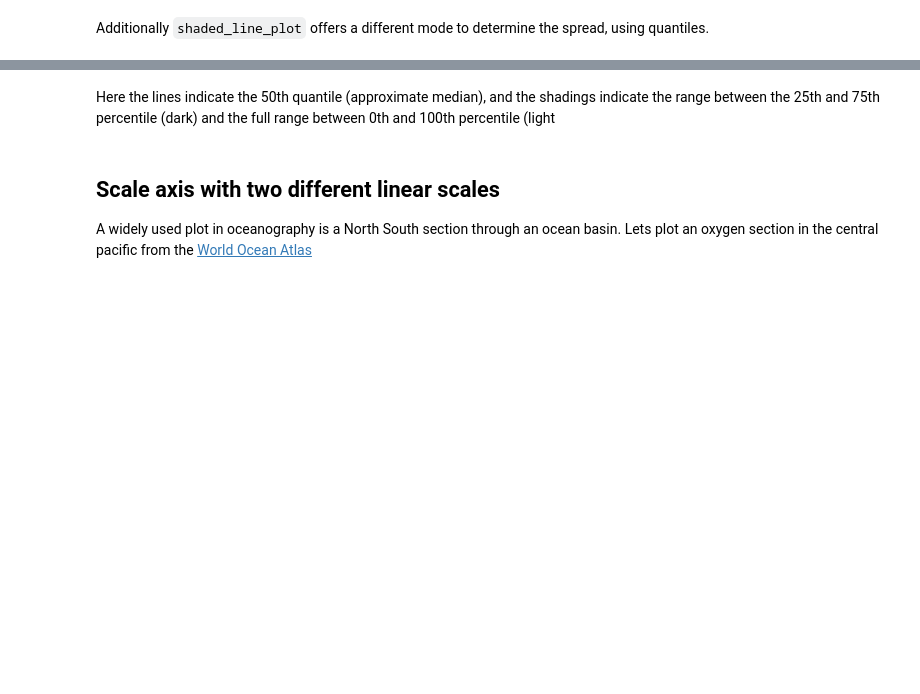
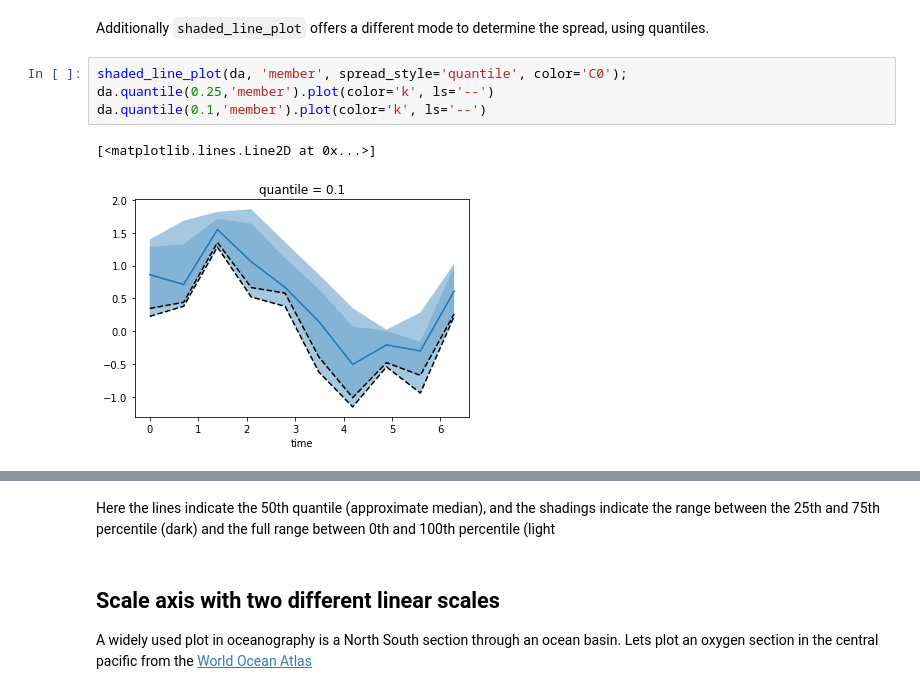
Before and after one commit to jbusecke/xarrayutils, a Jupyter notebook: docs/plotting.ipynb, the cells around one changed output, grey strips where cells are left out. Saved outputs shown, nothing was run; the diff lists cells and outputs as text; blank space fills up the shorter version.

```diff
--- a/docs/plotting.ipynb
+++ b/docs/plotting.ipynb
@@ -90,2 +100,9 @@ shaded_line_plot(da2, 'member',spreads=[2,3,5], alphas=[0.2, 0.5, 0.6], color='C
 # %% [markdown]
 Additionally `shaded_line_plot` offers a different mode to determine the spread, using quantiles.
+# %%
+shaded_line_plot(da, 'member', spread_style='quantile', color='C0');
+da.quantile(0.25,'member').plot(color='k', ls='--')
+da.quantile(0.1,'member').plot(color='k', ls='--')
+# %% [output]
+[<matplotlib.lines.Line2D at 0x...>]
+[figure, added]
```
Also changed, not shown: parts of 13 cells of this notebook, 1 other file.
